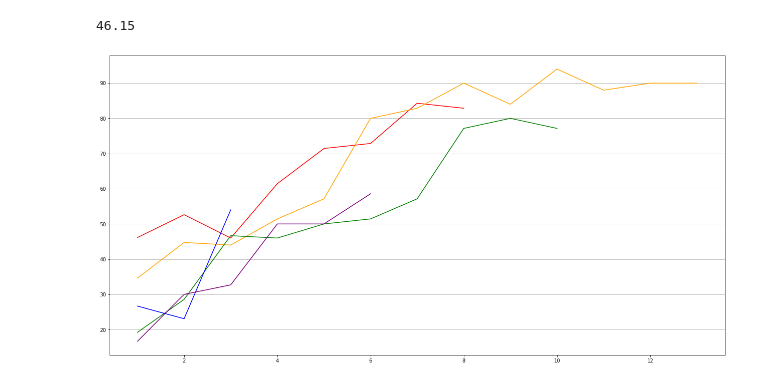
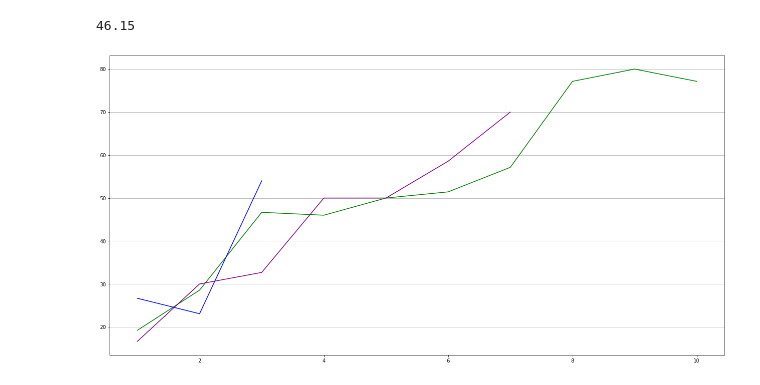
Before and after one commit to shauryagoyall/Andrea-Data, a Jupyter notebook: accuracySimple-v1.ipynb, the cells around one changed output. Cells and saved outputs as stored; diff of their text form; code cells hidden in the pictures.

```diff
--- a/accuracySimple-v1.ipynb
+++ b/accuracySimple-v1.ipynb
@@ -10,13 +10,13 @@ print(accuracy.JC240[0])
 # %%
 fig = plt.figure(figsize=(22,11))
 ax = fig.add_subplot(111)
-ax.plot(accuracy.Day[0:8], accuracy.JC240[0:8], c='red')
-ax.plot(accuracy.Day[0:13], accuracy.JC241[0:13], c='orange')
+# ax.plot(accuracy.Day[0:8], accuracy.JC240[0:8], c='red')
+# ax.plot(accuracy.Day[0:13], accuracy.JC241[0:13], c='orange')
 ax.plot(accuracy.Day[0:10], accuracy.JC258[0:10], c='green')
 ax.plot(accuracy.Day, accuracy.JC267, c='blue')
 ax.plot(accuracy.Day, accuracy.JC274, c='purple')
 ax.yaxis.grid()
 
 # accuracy.plot.line(accuracy.Day, accuracy.JC240)
 # %% [output]
-[figure, old version]
+[figure, new version]
```
Also changed, not shown: 3 other files.
